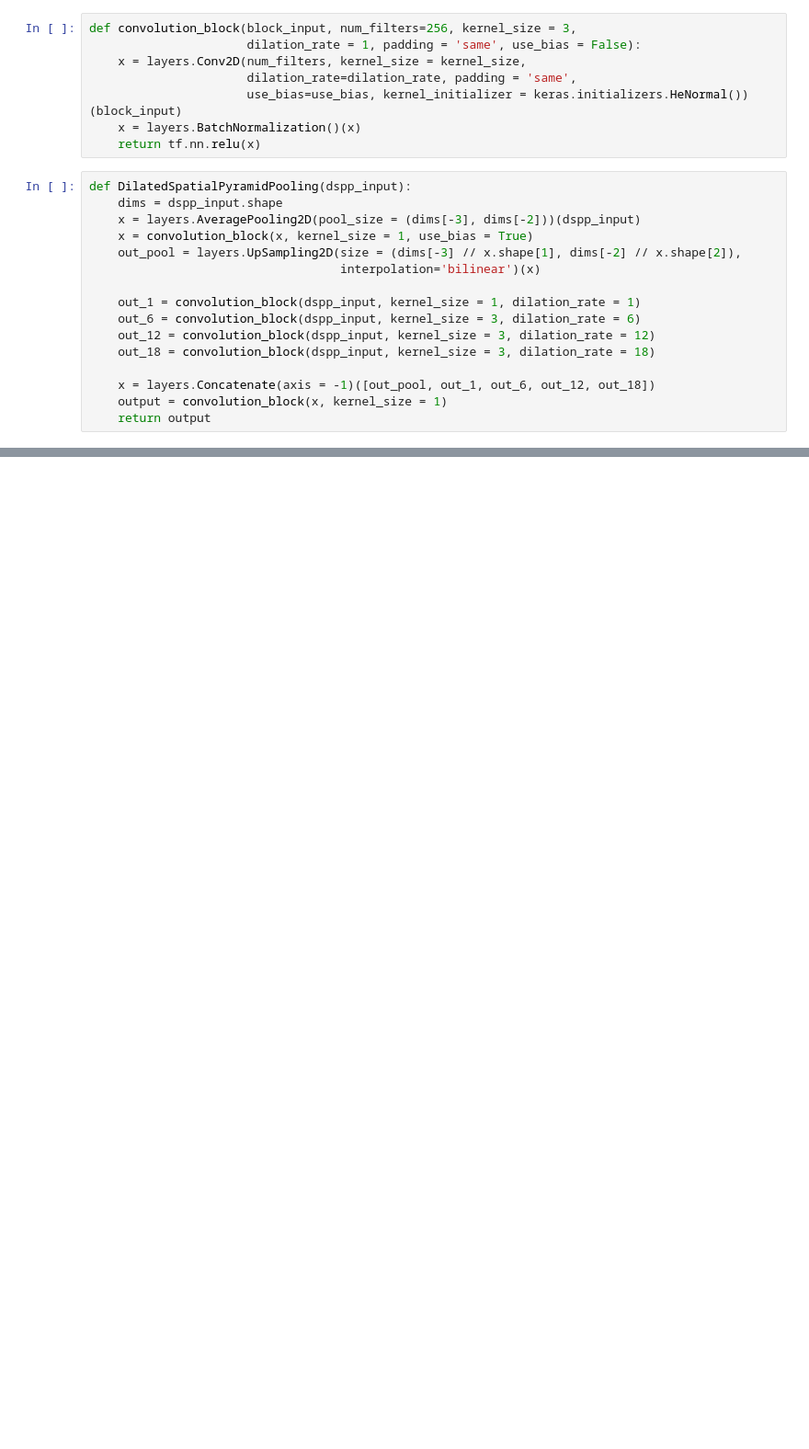
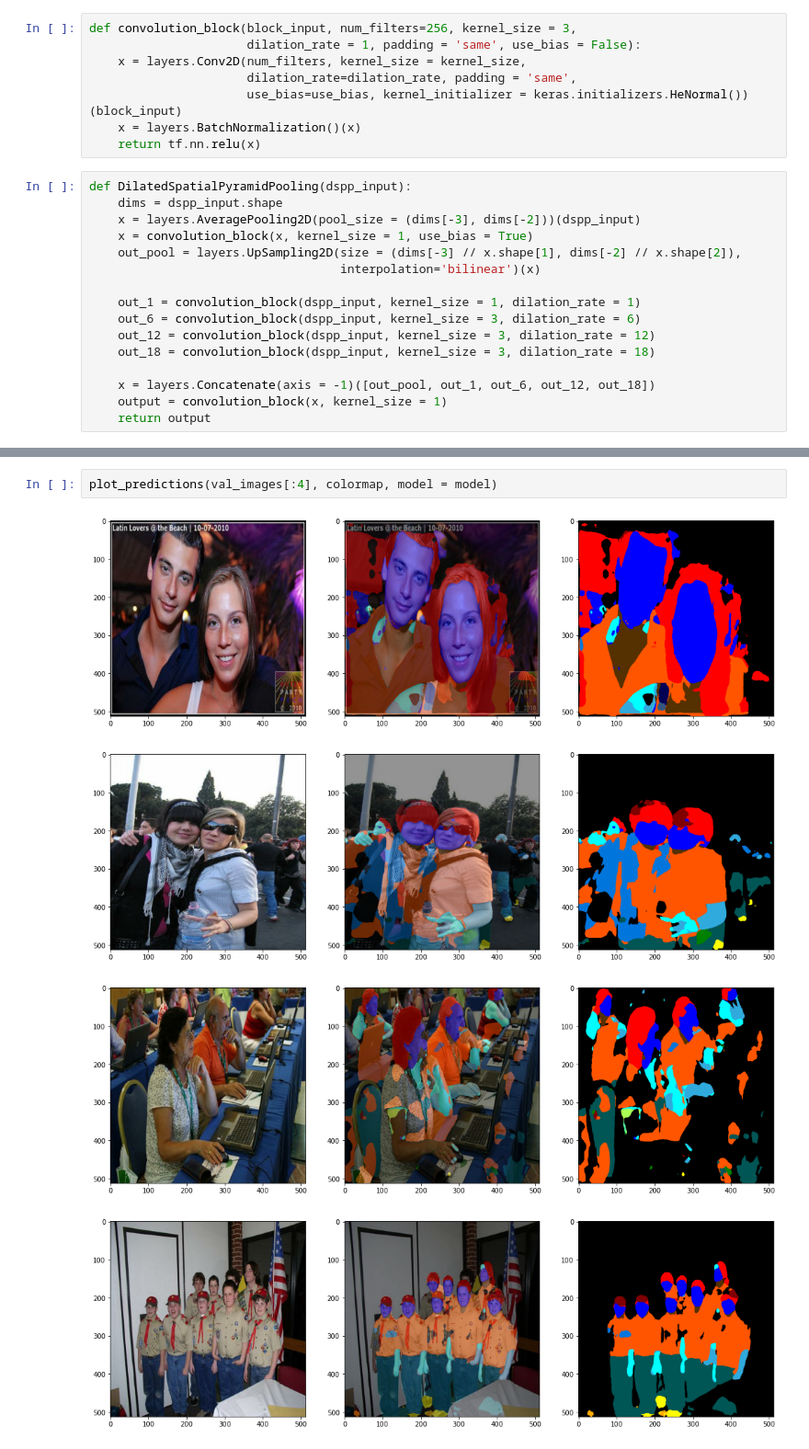
Before and after one commit to dmsxkr2004/Study, a Jupyter notebook: segmentation_2/deeplabv3.ipynb, the cells around one changed output, grey strips where cells are left out. Shown at 92% size. Drawn from its saved outputs; the diff is of its cells as text; blank space fills up the shorter version.

```diff
--- a/segmentation_2/deeplabv3.ipynb
+++ b/segmentation_2/deeplabv3.ipynb
@@ -138,0 +232,7 @@ ResourceExhaustedError:  OOM when allocating tensor with shape[4,256,512,512] an
+# %%
+plot_predictions(val_images[:4], colormap, model = model)
+# %% [output]
+[figure, added]
+[figure, added]
+[figure, added]
+[figure, added]
```
Also changed, not shown: parts of 12 cells of this notebook.
